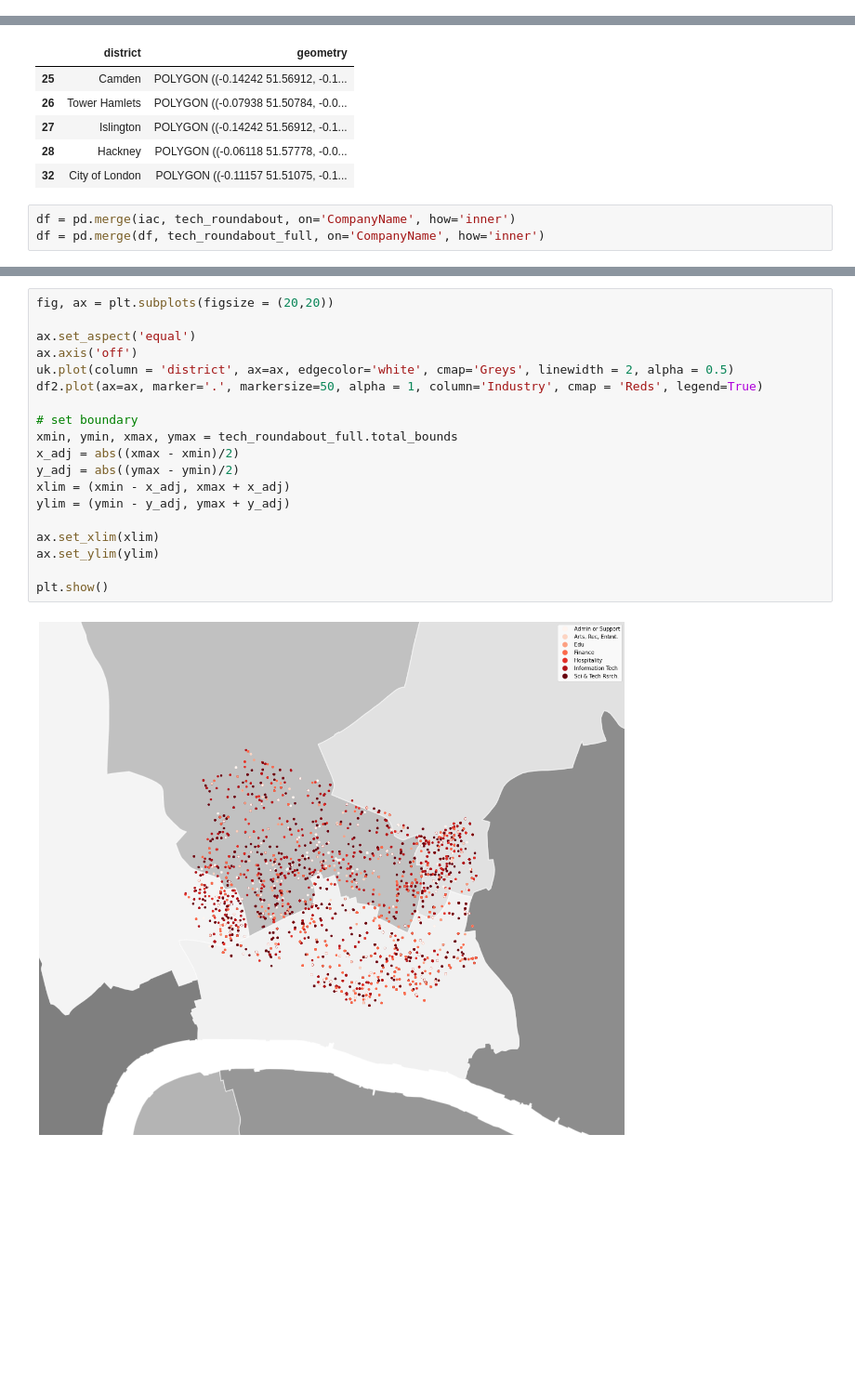
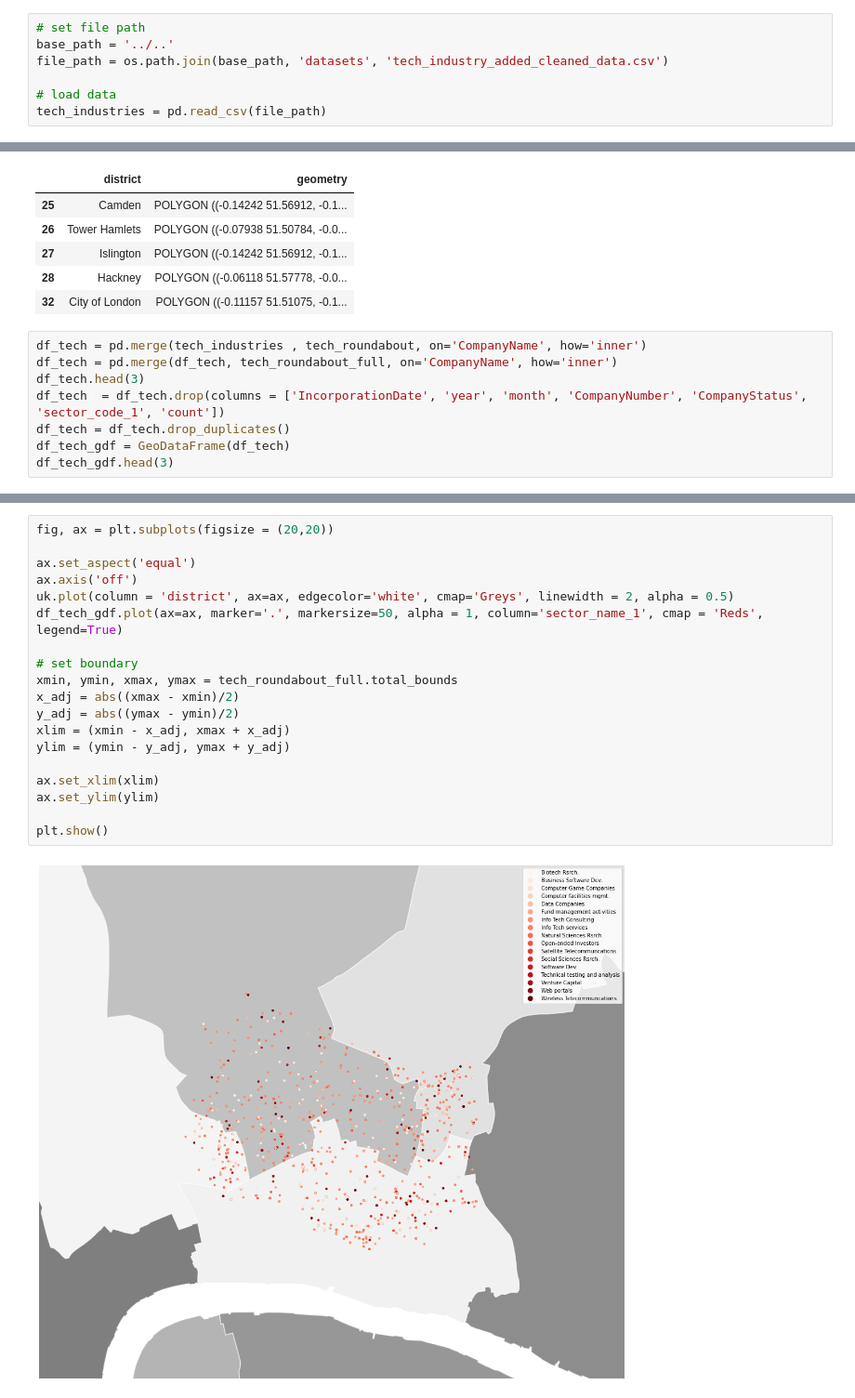
Before and after one commit to AnushaGooda/Data_Viz_FTP, a Jupyter notebook: scripts/visualization/geospatial exploration.ipynb, the cells around one changed output, grey strips where cells are left out. Shown at 93% size. Saved outputs shown, nothing was run; the diff lists cells and outputs as text; blank space fills up the shorter version.

```diff
--- a/scripts/visualization/geospatial exploration.ipynb
+++ b/scripts/visualization/geospatial exploration.ipynb
@@ -122,6 +122,13 @@ file_path = os.path.join(base_path, 'datasets', 'industry_added_cleaned_data.csv
 
 # load data
 iac = pd.read_csv(file_path)
+# %%
+# set file path
+base_path = '../..'
+file_path = os.path.join(base_path, 'datasets', 'tech_industry_added_cleaned_data.csv')
+
+# load data
+tech_industries = pd.read_csv(file_path)
 # %%
 sum(tech_roundabout['RegAddress.PostCode'] == 'EC2N 1HQ')
 # %% [output]
@@ -211,5 +218,10 @@ tech_roundabout_district
 | 28 | Hackney | POLYGON ((-0.06118 51.57778, -0.0... |
 | 32 | City of London | POLYGON ((-0.11157 51.51075, -0.1... |
 # %%
-df = pd.merge(iac, tech_roundabout, on='CompanyName', how='inner')
-df = pd.merge(df, tech_roundabout_full, on='CompanyName', how='inner')
+df_tech = pd.merge(tech_industries , tech_roundabout, on='CompanyName', how='inner')
+df_tech = pd.merge(df_tech, tech_roundabout_full, on='CompanyName', how='inner')
+df_tech.head(3)
+df_tech  = df_tech.drop(columns = ['IncorporationDate', 'year', 'month', 'CompanyNumber', 'CompanyStatus', 'sector_code_1', 'count'])
+df_tech = df_tech.drop_duplicates()
+df_tech_gdf = GeoDataFrame(df_tech)
+df_tech_gdf.head(3)
@@ -248,21 +233,21 @@ df3 = GeoDataFrame(df3)
 # %%
 fig, ax = plt.subplots(figsize = (20,20))
 
 ax.set_aspect('equal')
 ax.axis('off')
 uk.plot(column = 'district', ax=ax, edgecolor='white', cmap='Greys', linewidth = 2, alpha = 0.5)
-df2.plot(ax=ax, marker='.', markersize=50, alpha = 1, column='Industry', cmap = 'Reds', legend=True)
+df_tech_gdf.plot(ax=ax, marker='.', markersize=50, alpha = 1, column='sector_name_1', cmap = 'Reds', legend=True)
 
 # set boundary
 xmin, ymin, xmax, ymax = tech_roundabout_full.total_bounds
 x_adj = abs((xmax - xmin)/2)
 y_adj = abs((ymax - ymin)/2)
 xlim = (xmin - x_adj, xmax + x_adj)
 ylim = (ymin - y_adj, ymax + y_adj)
 
 ax.set_xlim(xlim)
 ax.set_ylim(ylim)
 
 plt.show()
 # %% [output]
-[figure, old version]
+[figure, new version]
```
Also changed, not shown: parts of 9 cells of this notebook, 1 other file.
